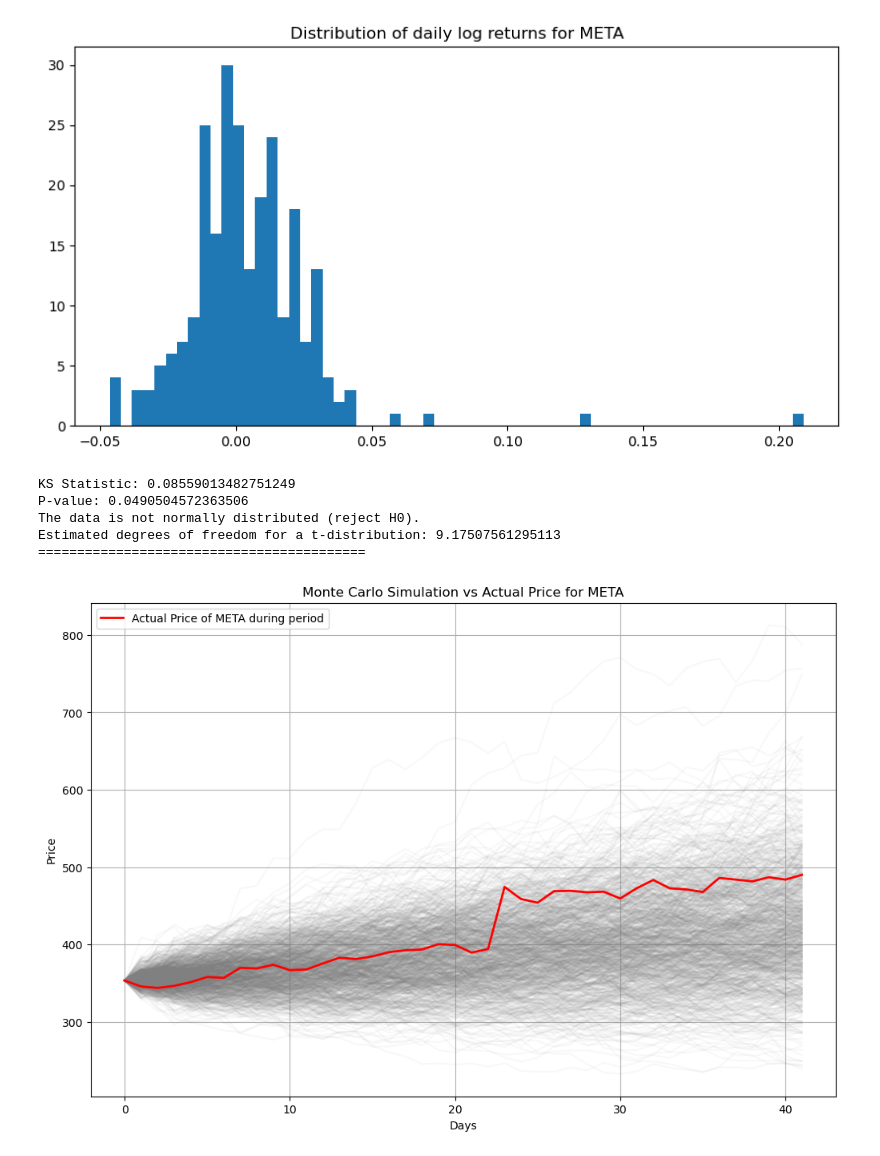
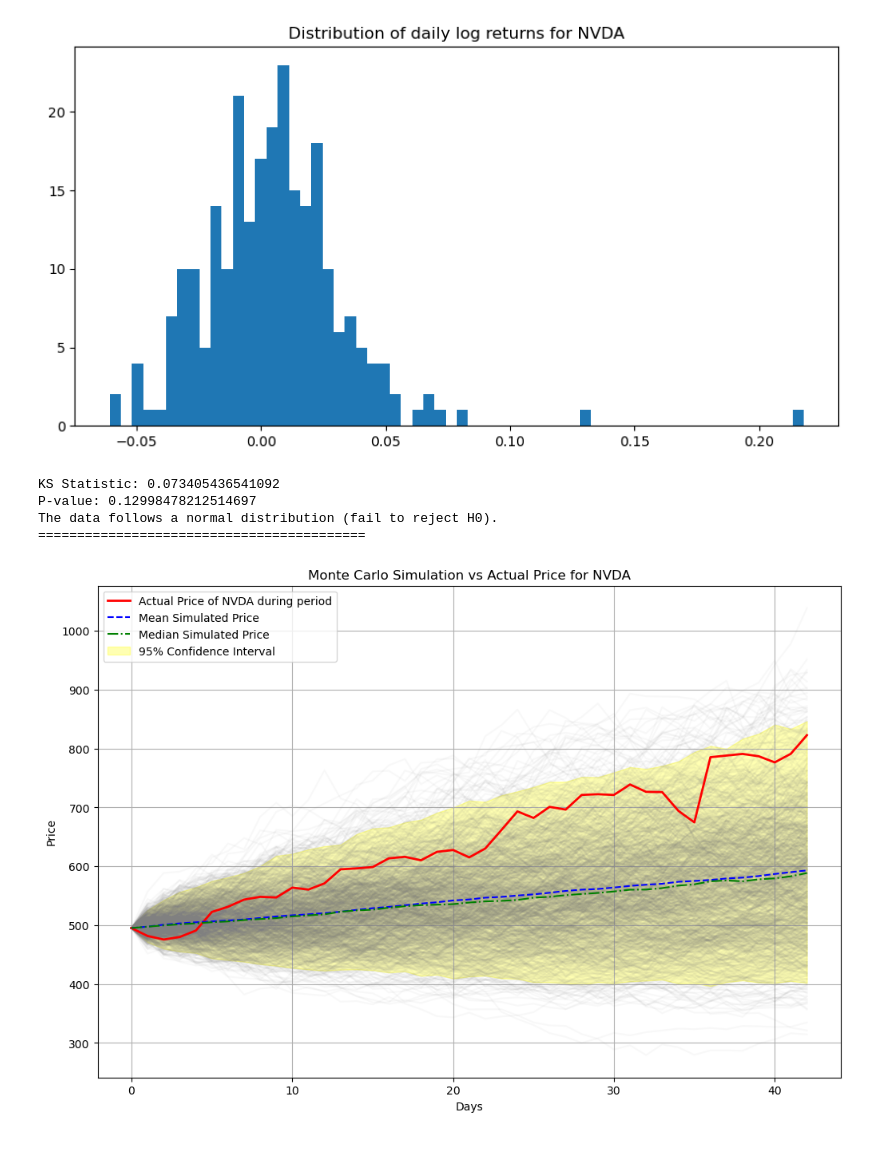
Before and after one commit to dshimshoni/MonteCarloStockPrediction, a Jupyter notebook: Quantitative Monte Carlo Stock Simulation Project.ipynb, the cells around one changed output. Cells and saved outputs as stored; diff of their text form; code cells hidden in the pictures.

```diff
--- a/Quantitative Monte Carlo Stock Simulation Project.ipynb
+++ b/Quantitative Monte Carlo Stock Simulation Project.ipynb
@@ -23,7 +23,7 @@ np.random.seed(42)  ## for reproducible results
 
 ## One Company Workflow. Test period is YTD returns.
 
-test_ticker = 'META'
+test_ticker = 'NVDA'
 train_data_start_date = '2023-01-01'
 train_data_end_date = '2024-01-01'
 test_data_start_date = '2024-01-01'
@@ -47,6 +47,13 @@ ks_statistic, p_value = stats.kstest(daily_log_ret, 'norm', args=(daily_log_ret.
 ## Print the results
 print(f'Log Return Drift (Mean Daily Return): {daily_log_ret.mean()}')
 print(f'Log Return Variance (Mean Daily Standard Deviation): {daily_log_ret.std()}\n')
+
+## Number of trading days of return we are calculating from
+trading_days = len(daily_log_ret)
+
+## Print the annualized figures
+print(f"Annualized Average Log Return: {daily_log_ret.mean() * trading_days}")
+print(f"Annualized Standard Deviation of Log Returns: {daily_log_ret.std() * np.sqrt(trading_days)}")
 
 plt.figure(figsize=(10,5))
 plt.hist(daily_log_ret, bins=int(len(daily_log_ret)/4))
@@ -89,9 +96,9 @@ simulations = 1000  # Number of Monte Carlo simulations
 
 ## Monte Carlo Simulation of Log Returns
 if p_value < alpha: ## Data is not normally distributed
-    log_returns = t.rvs(estimated_df, loc=mu, scale=sigma, size=(T, simulations))
+    log_returns = t.rvs(estimated_df, loc=drift, scale=sigma, size=(T, simulations))
 else:
-    log_returns = np.random.normal(mu, sigma, (T, simulations))
+    log_returns = np.random.normal(drift, sigma, (T, simulations))
 
 ## Adding the 0th day to show progression from 2023 year-end price
 day_0 = np.zeros((1, simulations))
@@ -99,11 +106,24 @@ log_returns = np.vstack((day_0,log_returns))
 
 stock_prices = S0 * np.exp(np.cumsum(log_returns, axis=0))  ## Cumulative sum log returns to simulate paths
 
+## Calculate statistics from the simulated paths
+mean_prices = np.mean(stock_prices, axis=1)
+median_prices = np.median(stock_prices, axis=1)
+lower_bound = np.percentile(stock_prices, 2.5, axis=1)
+upper_bound = np.percentile(stock_prices, 97.5, axis=1)
+
 ## Plotting the simulated paths and the actual path in comparison
 plt.figure(figsize=(12,8))
 plt.plot(stock_prices, color='gray', alpha=0.05)  ## Simulated prices, faded
 plt.plot([S0] + list(actual_prices), label=f'Actual Price of {test_ticker} during period',
          linewidth=2, color='red')  ## Actual prices
+
+## Plot the statistics
+plt.plot(mean_prices, label='Mean Simulated Price', linestyle='--', color='blue')
+plt.plot(median_prices, label='Median Simulated Price', linestyle='-.', color='green')
+plt.fill_between(range(T+1), lower_bound, upper_bound, color='yellow', alpha=0.3,
+                 label='95% Confidence Interval')
+
 plt.title(f'Monte Carlo Simulation vs Actual Price for {test_ticker}')
 plt.xlabel('Days')
 plt.ylabel('Price')
@@ -118,9 +141,8 @@ Log Return Variance (Mean Daily Standard Deviation): 0.02401546626393536
-[figure, old version]
+[figure, new version]
-KS Statistic: 0.08559013482751249
-P-value: 0.0490504572363506
-The data is not normally distributed (reject H0).
-Estimated degrees of freedom for a t-distribution: 9.17507561295113
+KS Statistic: 0.073405436541092
+P-value: 0.12998478212514697
+The data follows a normal distribution (fail to reject H0).
 ==========================================
-[figure, old version]
+[figure, new version]
 # %%
 ## Ideas for next steps:
```
Also changed, not shown: parts of 6 cells of this notebook.
